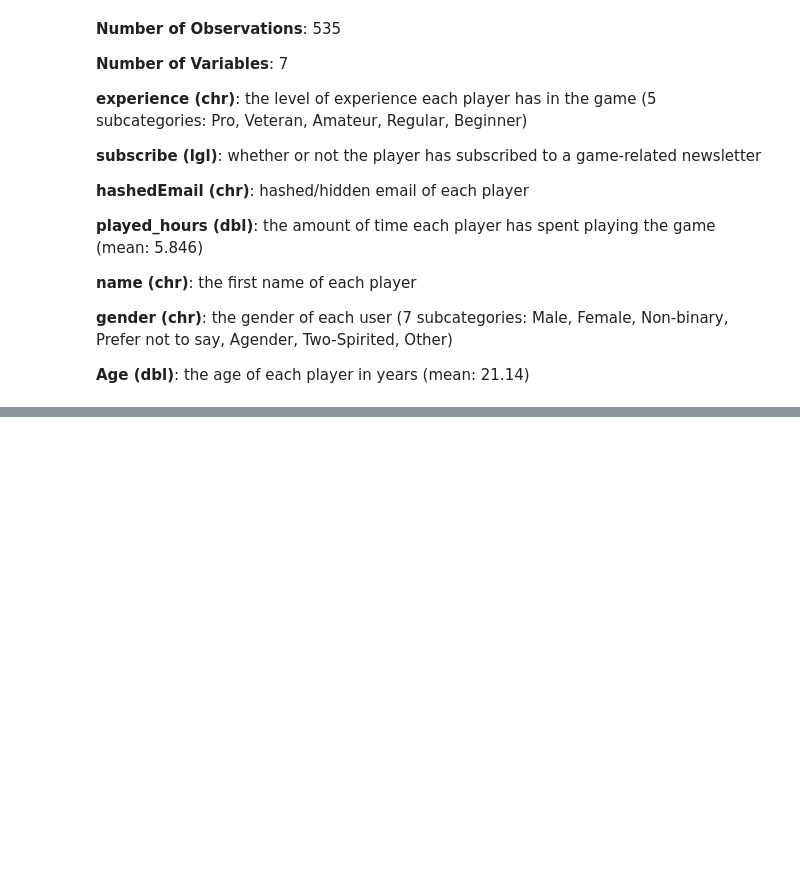
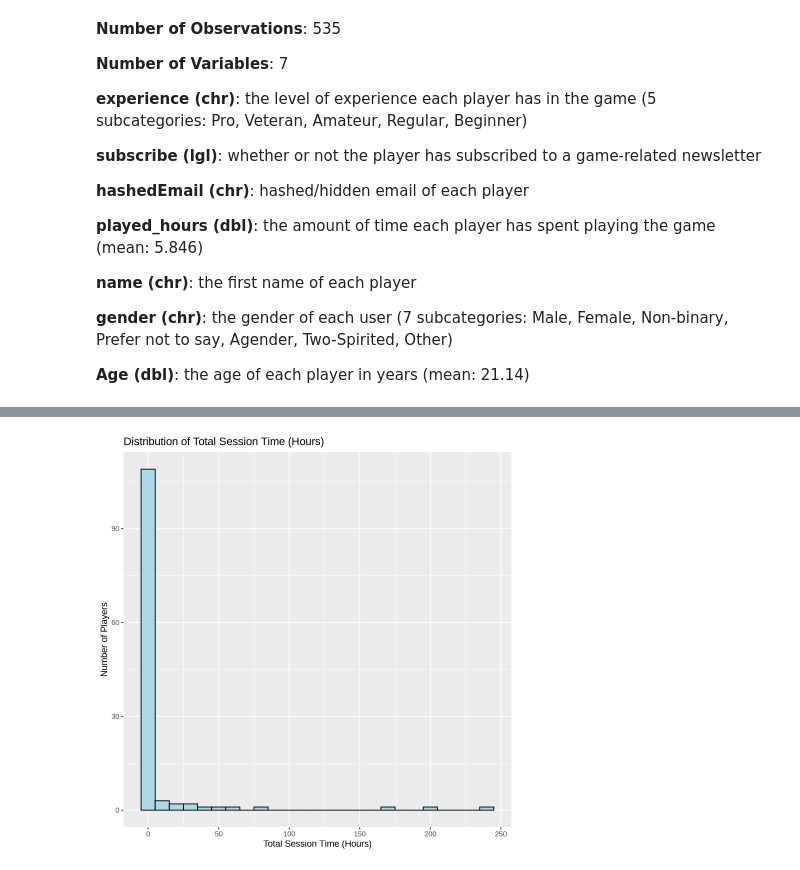
Before and after one commit to achan919/29-Aidan-Chan-Individual-Project, a Jupyter notebook: plaicraft.ipynb, the cells around one changed output, grey strips where cells are left out. Saved outputs shown, nothing was run; the diff lists cells and outputs as text; code cells hidden in the pictures; blank space fills up the shorter version.

```diff
--- a/plaicraft.ipynb
+++ b/plaicraft.ipynb
@@ -182,7 +132,7 @@ player_data <- players |>
 # %%
 # Created a session summary for each player including total sessions played and total session time per player
 session_summary <- sessions |>
-  mutate(duration = (original_end_time - original_start_time)/ 60) |> # seconds -> minutes
+  mutate(duration = (original_end_time - original_start_time)/ 3600) |> # seconds -> hours
   group_by(hashedEmail) |>
   summarise(total_sessions = n(),
             total_session_time = sum(duration))
@@ -213,0 +168,9 @@ A spec_tbl_df: 196 × 9
+# %%
+total_session_time_plot <- ggplot(final_data, aes(x = total_session_time)) +
+  geom_histogram(binwidth = 10, fill = "lightblue", color = "black") +
+  labs(
+    title = "Distribution of Total Session Time (Hours)",
+    x = "Total Session Time (Hours)",
+    y = "Number of Players")
+total_session_time_plot
+# %% [output]
@@ -213,0 +179 @@ A spec_tbl_df: 196 × 9
+[figure, added]
```
Also changed, not shown: parts of 13 cells of this notebook.
